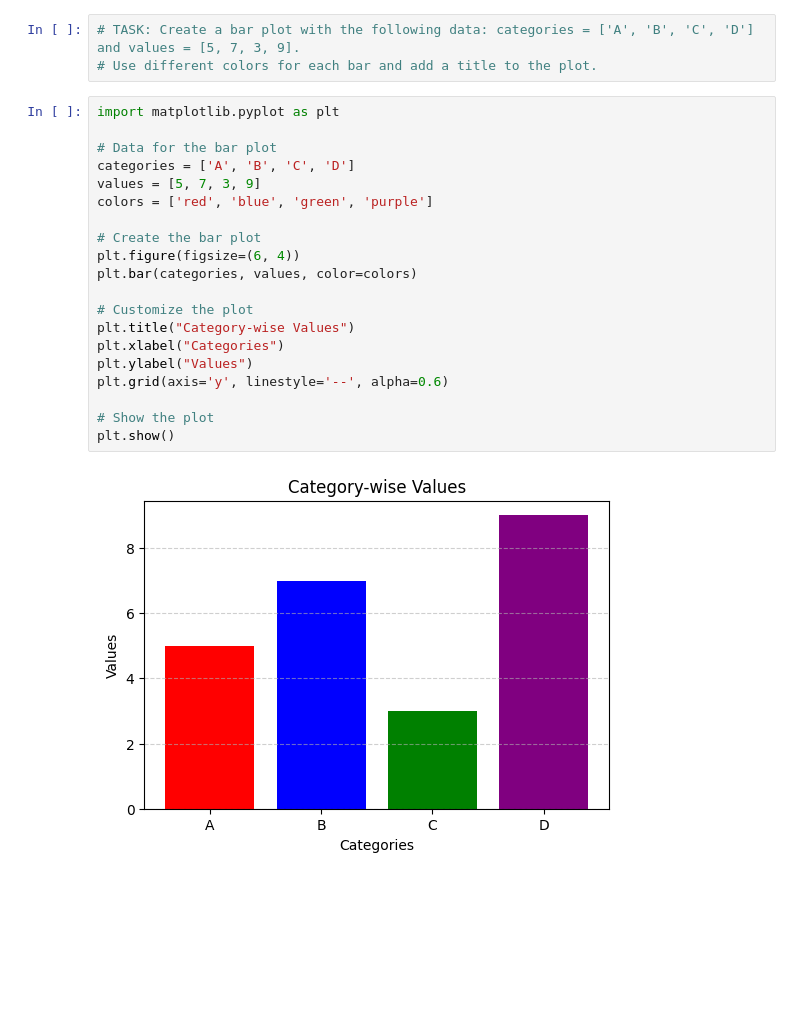
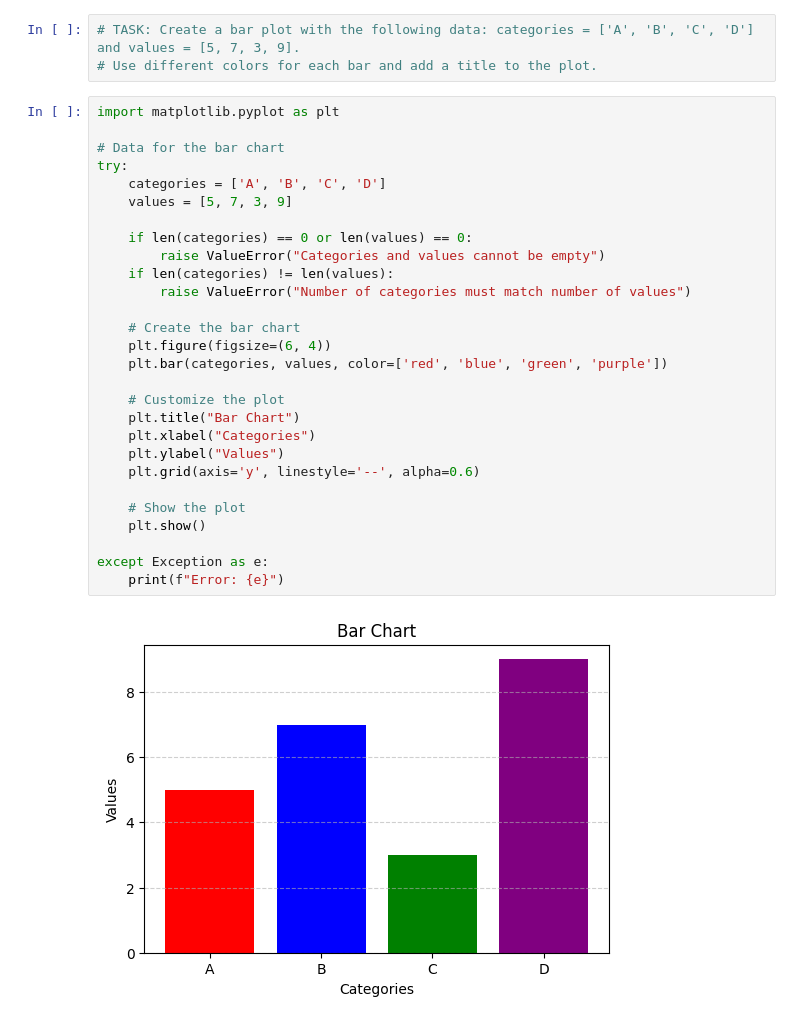
Before and after one commit to mrudula2036/python-jupyter-template, a Jupyter notebook: src/2-bar-plot.ipynb, the cells around one changed output. Cells and saved outputs as stored; diff of their text form; blank space fills up the shorter version.

```diff
--- a/src/2-bar-plot.ipynb
+++ b/src/2-bar-plot.ipynb
@@ -6,22 +6,30 @@
 # %%
 import matplotlib.pyplot as plt
 
-# Data for the bar plot
-categories = ['A', 'B', 'C', 'D']
-values = [5, 7, 3, 9]
-colors = ['red', 'blue', 'green', 'purple']
+# Data for the bar chart
+try:
+    categories = ['A', 'B', 'C', 'D']
+    values = [5, 7, 3, 9]
 
-# Create the bar plot
-plt.figure(figsize=(6, 4))
-plt.bar(categories, values, color=colors)
+    if len(categories) == 0 or len(values) == 0:
+        raise ValueError("Categories and values cannot be empty")
+    if len(categories) != len(values):
+        raise ValueError("Number of categories must match number of values")
 
-# Customize the plot
-plt.title("Category-wise Values")
-plt.xlabel("Categories")
-plt.ylabel("Values")
-plt.grid(axis='y', linestyle='--', alpha=0.6)
+    # Create the bar chart
+    plt.figure(figsize=(6, 4))
+    plt.bar(categories, values, color=['red', 'blue', 'green', 'purple'])
 
-# Show the plot
-plt.show()
+    # Customize the plot
+    plt.title("Bar Chart")
+    plt.xlabel("Categories")
+    plt.ylabel("Values")
+    plt.grid(axis='y', linestyle='--', alpha=0.6)
+
+    # Show the plot
+    plt.show()
+
+except Exception as e:
+    print(f"Error: {e}")
 # %% [output]
-[figure, old version]
+[figure, new version]
```
Also changed, not shown: 5 other files.
